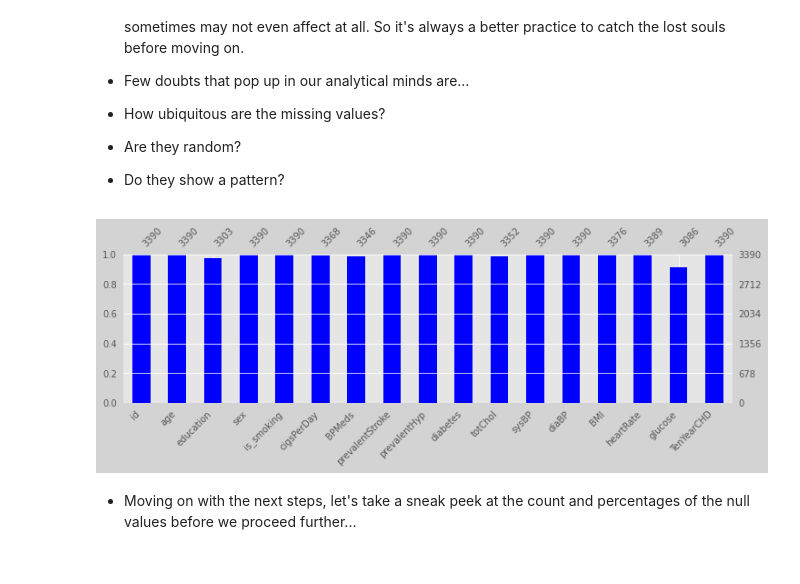
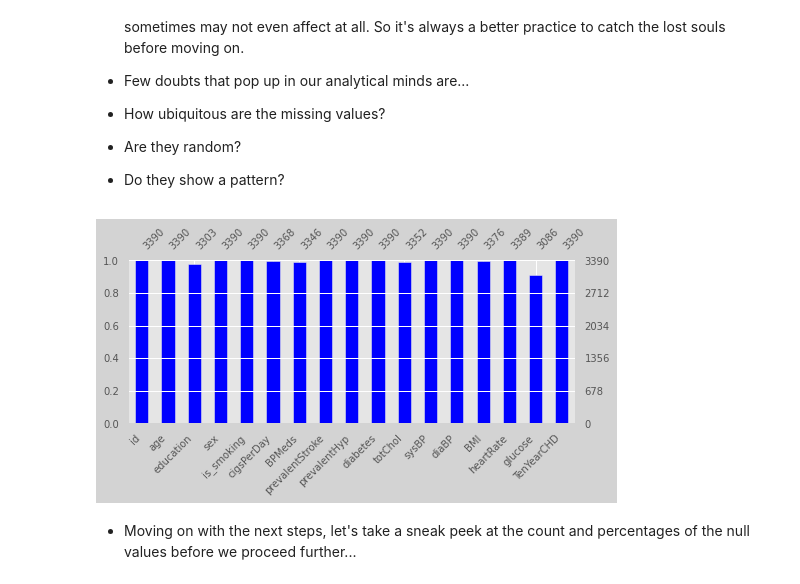
Before and after one commit to toupasana/Supervised-ML---Classification-, a Jupyter notebook: Copy_of_Cardiovascular_Risk_Prediction.ipynb, the cells around one changed output. Cells and saved outputs as stored; diff of their text form; code cells hidden in the pictures.

```diff
--- a/Copy_of_Cardiovascular_Risk_Prediction.ipynb
+++ b/Copy_of_Cardiovascular_Risk_Prediction.ipynb
@@ -127,11 +127,11 @@ crp_df.describe().T
 # %%
 #Visualize the missing values
 import missingno as msno
 plt.figure(facecolor='lightgray')
-msno.bar(crp_df,color='blue',figsize=[12,3],fontsize=10)
+msno.bar(crp_df,color='blue',figsize=[8,3],fontsize=10)
 plt.show()
 # %% [output]
-[figure, old version]
+[figure, new version]
 # %% [markdown]
 * Moving on with the next steps, let's take a sneak peek at the count and percentages of the null values before we proceed further...
 # %%
```
Also changed, not shown: parts of 43 cells of this notebook.
